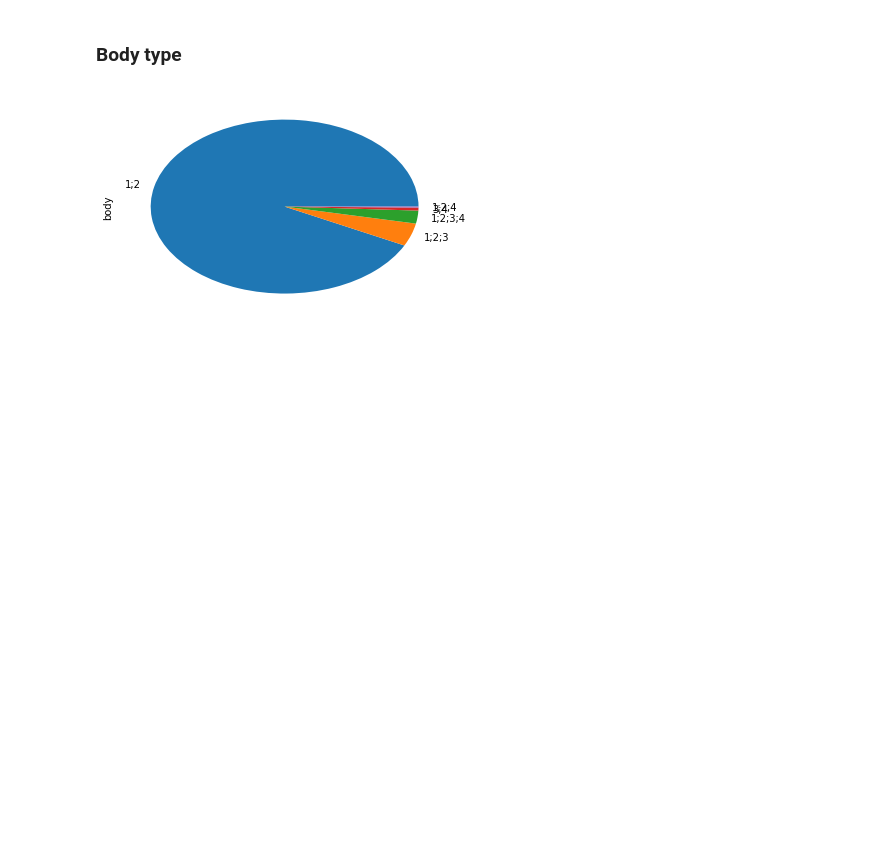
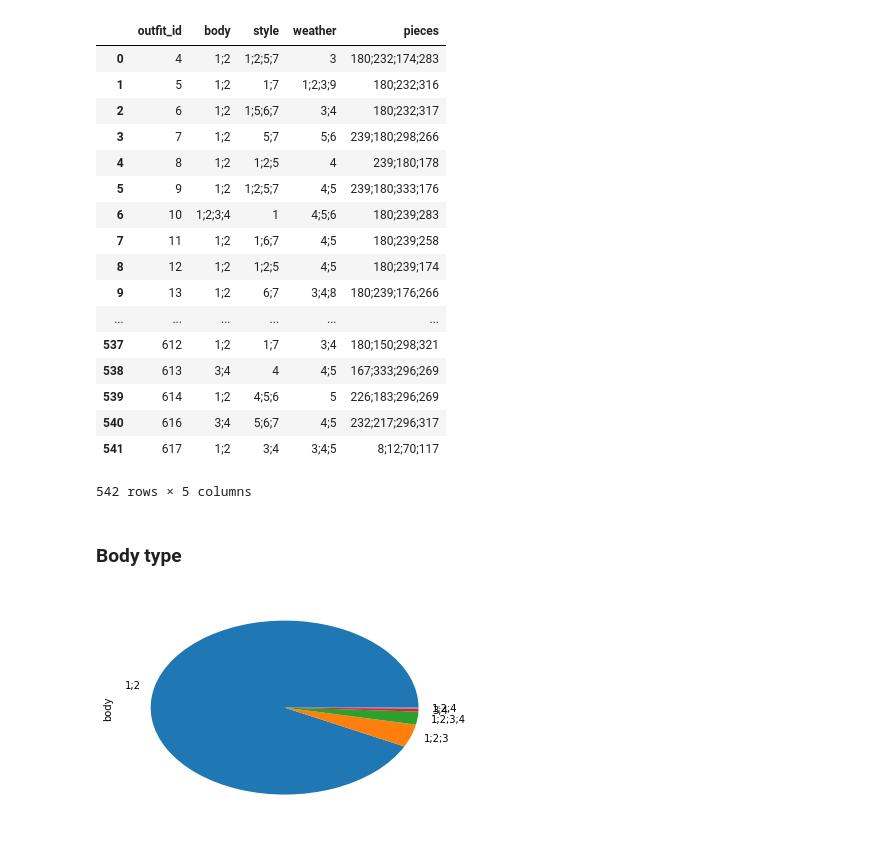
Before and after one commit to tkornuta/python-sandbox, a Jupyter notebook: panda/visualize_outfits.ipynb, the cells around one changed output. Saved outputs shown, nothing was run; the diff lists cells and outputs as text; code cells hidden in the pictures; blank space fills up the shorter version.

```diff
--- a/panda/visualize_outfits.ipynb
+++ b/panda/visualize_outfits.ipynb
@@ -5,7 +5,26 @@ import matplotlib.pyplot as plt
 # %%
 # Load csv file
 df = pd.read_csv('data/outfit.csv')
-#df
+df
+# %% [output]
+|  | outfit_id | body | style | weather | pieces |
+| 0 | 4 | 1;2 | 1;2;5;7 | 3 | 180;232;174;283 |
+| 1 | 5 | 1;2 | 1;7 | 1;2;3;9 | 180;232;316 |
+| 2 | 6 | 1;2 | 1;5;6;7 | 3;4 | 180;232;317 |
+| 3 | 7 | 1;2 | 5;7 | 5;6 | 239;180;298;266 |
+| 4 | 8 | 1;2 | 1;2;5 | 4 | 239;180;178 |
+| 5 | 9 | 1;2 | 1;2;5;7 | 4;5 | 239;180;333;176 |
+| 6 | 10 | 1;2;3;4 | 1 | 4;5;6 | 180;239;283 |
+| 7 | 11 | 1;2 | 1;6;7 | 4;5 | 180;239;258 |
+| 8 | 12 | 1;2 | 1;2;5 | 4;5 | 180;239;174 |
+| 9 | 13 | 1;2 | 6;7 | 3;4;8 | 180;239;176;266 |
+| ... | ... | ... | ... | ... | ... |
+| 537 | 612 | 1;2 | 1;7 | 3;4 | 180;150;298;321 |
+| 538 | 613 | 3;4 | 4 | 4;5 | 167;333;296;269 |
+| 539 | 614 | 1;2 | 4;5;6 | 5 | 226;183;296;269 |
+| 540 | 616 | 3;4 | 5;6;7 | 4;5 | 232;217;296;317 |
+| 541 | 617 | 1;2 | 3;4 | 3;4;5 | 8;12;70;117 |
+542 rows × 5 columns
 # %% [markdown]
 ### Body type
 # %%
```
Also changed, not shown: 4 other files.
